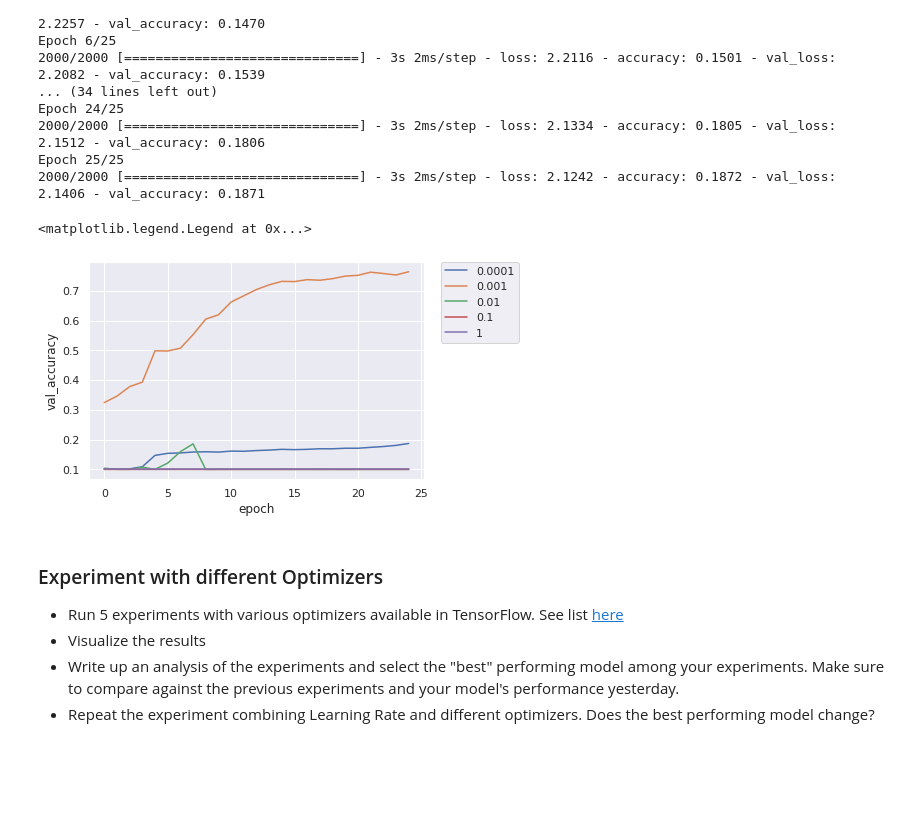
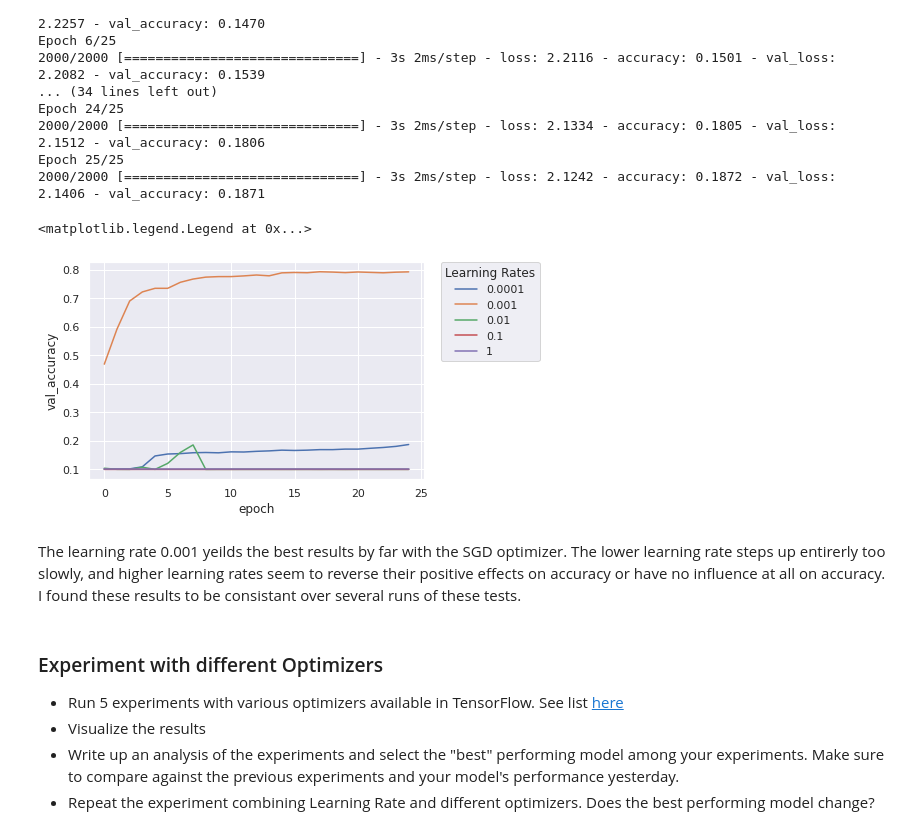
Before and after one commit to DoctorDroid/NN, a Jupyter notebook: module2-Train/LS_DS_422_Train_Assignment.ipynb, the cells around one changed output. Saved outputs shown, nothing was run; the diff lists cells and outputs as text; code cells hidden in the pictures; blank space fills up the shorter version.

```diff
--- a/module2-Train/LS_DS_422_Train_Assignment.ipynb
+++ b/module2-Train/LS_DS_422_Train_Assignment.ipynb
@@ -253,6 +264,6 @@ Epoch 25/25
 # %%
 lr = 0.1
-model = create_model(lr = lr, opt = SGD(learning_rate=lr))
+model = create_model(lr = lr, opt = SGD)
 lr_large = model.fit(
     X_train, y_train,
     epochs=25,
@@ -278,7 +289,7 @@ Epoch 25/25
 2000/2000 [==============================] - 3s 1ms/step - loss: 2.3034 - accuracy: 0.0979 - val_loss: 3334.4082 - val_accuracy: 0.0999
 # %%
 lr = 0.01
-model = create_model(lr = lr, opt = SGD(learning_rate=lr))
+model = create_model(lr = lr, opt = SGD)
 lr_default = model.fit(
     X_train, y_train,
     epochs=25,
@@ -304,7 +315,7 @@ Epoch 25/25
 2000/2000 [==============================] - 3s 1ms/step - loss: 2.3042 - accuracy: 0.1009 - val_loss: 2.3036 - val_accuracy: 0.1000
 # %%
 lr = 0.001
-model = create_model(lr = lr, opt = SGD(learning_rate=lr))
+model = create_model(lr = lr, opt = SGD)
 lr_small = model.fit(
     X_train, y_train,
     epochs=25,
@@ -330,7 +341,7 @@ Epoch 25/25
 2000/2000 [==============================] - 3s 2ms/step - loss: 0.7094 - accuracy: 0.7805 - val_loss: 0.7703 - val_accuracy: 0.7641
 # %%
 lr = 0.0001
-model = create_model(lr = lr, opt = SGD(learning_rate=lr))
+model = create_model(lr = lr, opt = SGD)
 lr_smallest = model.fit(
     X_train, y_train,
     epochs=25,
@@ -357,19 +368,24 @@ Epoch 25/25
 # %%
 learning_rates = []
 for exp, result in zip([lr_smallest, lr_small, lr_default, lr_large, lr_largest], ["0.0001", "0.001", "0.01", "0.1", "1"]):
     df = pd.DataFrame.from_dict(exp.history)
     df['epoch'] = df.index.values
     df['Learning Rate'] = result
     learning_rates.append(df)
 df = pd.concat(learning_rates)
 df['Learning Rate'] = df['Learning Rate'].astype('str')
 
 sns.set(style="darkgrid")
 sns.lineplot(x='epoch', y='val_accuracy', hue = 'Learning Rate', data=df)
-plt.legend(bbox_to_anchor=(1.05, 1), loc=2, borderaxespad=0.)
+plt.legend(bbox_to_anchor=(1.05, 1), loc=2, borderaxespad=0, title = 'Learning Rates')
 # %% [output]
 <matplotlib.legend.Legend at 0x...>
-[figure, old version]
+[figure, new version]
+# %% [markdown]
+The learning rate 0.001 yeilds the best results by far with the SGD optimizer. The
+ lower learning rate steps up entirerly too slowly, and higher learning rates seem to
+ reverse their positive effects on accuracy or have no influence at all on accuracy. I found
+ these results to be consistant over several runs of these tests.
 # %% [markdown]
 ### Experiment with different Optimizers
 * Run 5 experiments with various optimizers available in TensorFlow. See list [here](https://www.tensorflow.org/api_docs/python/tf/keras/optimizers)
```
Also changed, not shown: parts of 33 cells of this notebook.
